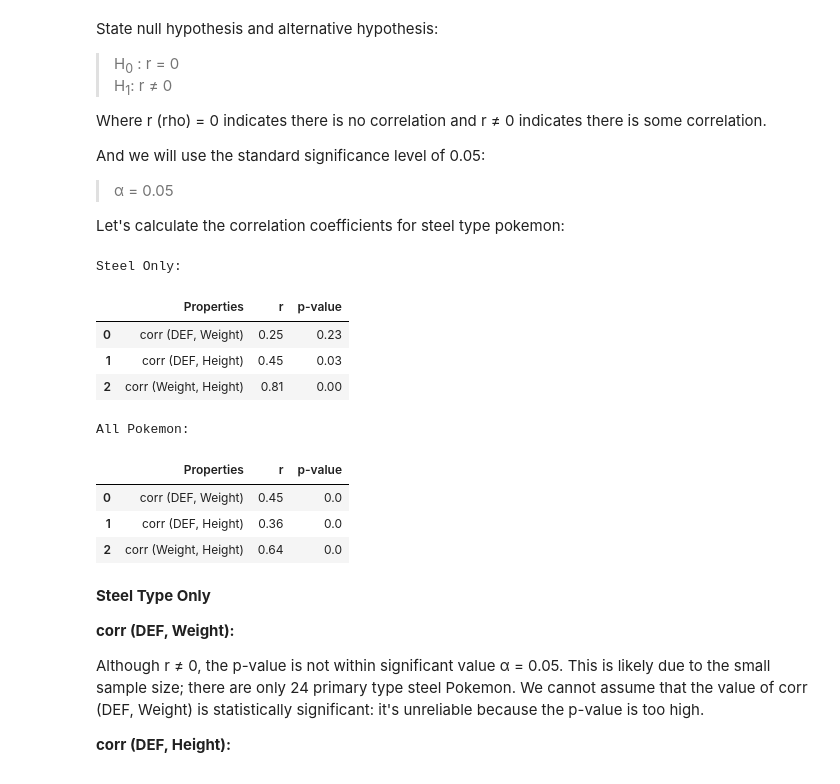
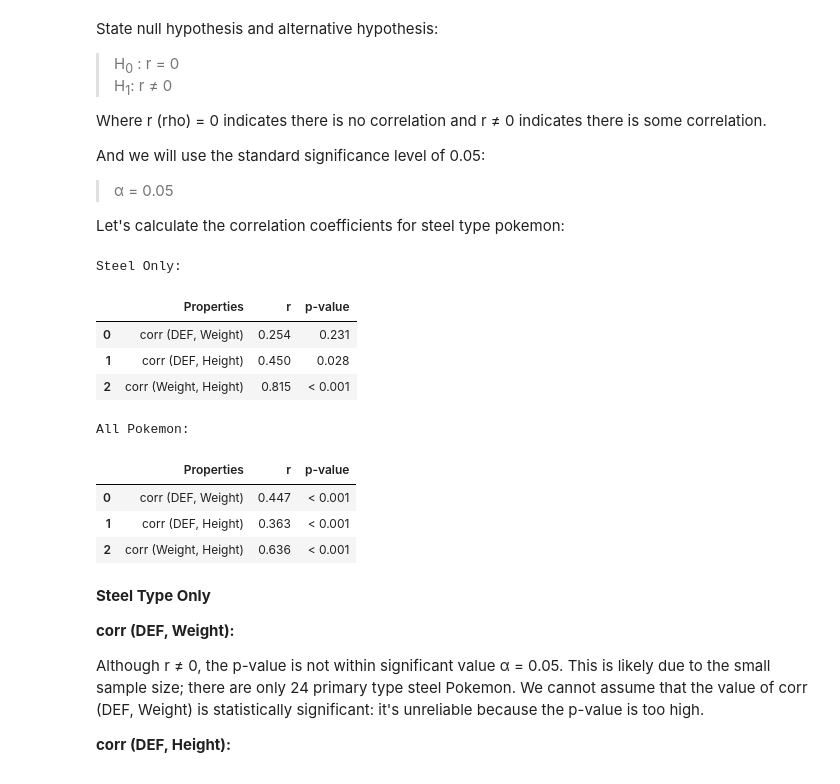
Before and after one commit to Mushtatoes/pokenalysis, a Jupyter notebook: Pokemon_Defense_to_Weight_Height_Correlation.ipynb, the cells around one changed output. Drawn from its saved outputs; the diff is of its cells as text; code cells hidden in the pictures.

```diff
--- a/Pokemon_Defense_to_Weight_Height_Correlation.ipynb
+++ b/Pokemon_Defense_to_Weight_Height_Correlation.ipynb
@@ -179,8 +179,8 @@ weight_height = stats.pearsonr(pokemon_df['Weight'], pokemon_df['Height'])
 
 # Rounding and appending, just to improve readability.
 def round_ins(t):
-  results_coef.append(round(t[0],2))
-  results_pval.append(round(t[1],2))
+  results_coef.append(round(t[0],3))
+  results_pval.append(round(t[1],3))
 
 round_ins(def_weight)
 round_ins(def_height)
@@ -190,6 +190,9 @@ results_columns = {'Properties': ['corr (DEF, Weight)', 'corr (DEF, Height)', 'c
 
 results_df = pd.DataFrame(results_columns)
 
+# p-value will be rounded to 0 if too low, format as <0.001 instead:
+results_df['p-value'].replace(0, '< 0.001', inplace = True)
+
 results_df
 # %% [output]
 |  | Properties | r | p-value |
@@ -341,40 +344,42 @@ Let's calculate the correlation coefficients for steel type pokemon:
 # %%
 # Same as for all Pokemon, except with steel prefix
 steel_results_coef = []
 steel_results_pval = []
 
 def steel_round_ins(t):
-  steel_results_coef.append(round(t[0],2))
-  steel_results_pval.append(round(t[1],2))
+  steel_results_coef.append(round(t[0],3))
+  steel_results_pval.append(round(t[1],3))
 
 steel_def_weight = stats.pearsonr(steel_df['DEF'], steel_df['Weight'])
 steel_def_height = stats.pearsonr(steel_df['DEF'], steel_df['Height'])
 steel_weight_height = stats.pearsonr(steel_df['Weight'], steel_df['Height'])
 
 steel_round_ins(steel_def_weight)
 steel_round_ins(steel_def_height)
 steel_round_ins(steel_weight_height)
 
 steel_results_columns = {'Properties': ['corr (DEF, Weight)', 'corr (DEF, Height)', 'corr (Weight, Height)'], 'r': steel_results_coef, 'p-value': steel_results_pval}
 
 steel_results_df = pd.DataFrame(steel_results_columns)
 
+steel_results_df['p-value'].replace(0, '< 0.001', inplace = True)
+
 print('Steel Only:')
 display(steel_results_df)
 print()
 print('All Pokemon:')
 display(results_df)
 # %% [output]
 Steel Only:
 |  | Properties | r | p-value |
-| 0 | corr (DEF, Weight) | 0.25 | 0.23 |
-| 1 | corr (DEF, Height) | 0.45 | 0.03 |
-| 2 | corr (Weight, Height) | 0.81 | 0.00 |
+| 0 | corr (DEF, Weight) | 0.254 | 0.231 |
+| 1 | corr (DEF, Height) | 0.450 | 0.028 |
+| 2 | corr (Weight, Height) | 0.815 | < 0.001 |
 All Pokemon:
 |  | Properties | r | p-value |
-| 0 | corr (DEF, Weight) | 0.45 | 0.0 |
-| 1 | corr (DEF, Height) | 0.36 | 0.0 |
-| 2 | corr (Weight, Height) | 0.64 | 0.0 |
+| 0 | corr (DEF, Weight) | 0.447 | < 0.001 |
+| 1 | corr (DEF, Height) | 0.363 | < 0.001 |
+| 2 | corr (Weight, Height) | 0.636 | < 0.001 |
 # %% [markdown]
 **Steel Type Only**
 
```
Also changed, not shown: parts of 1 cell of this notebook.
